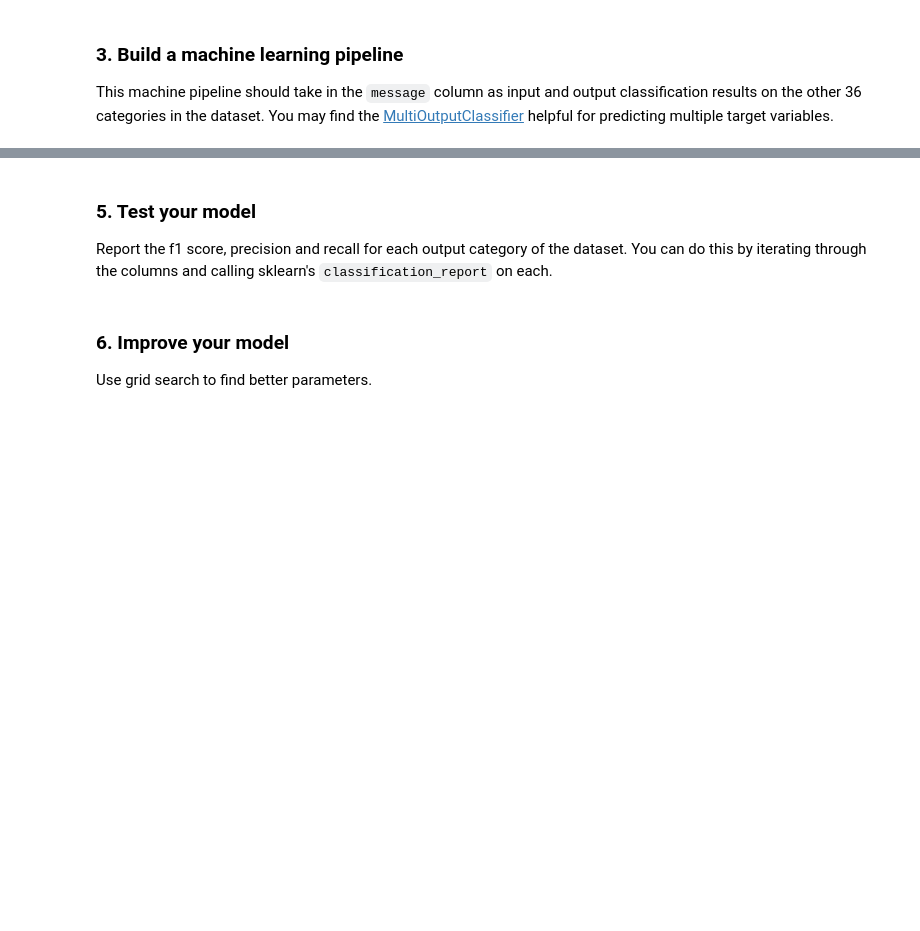
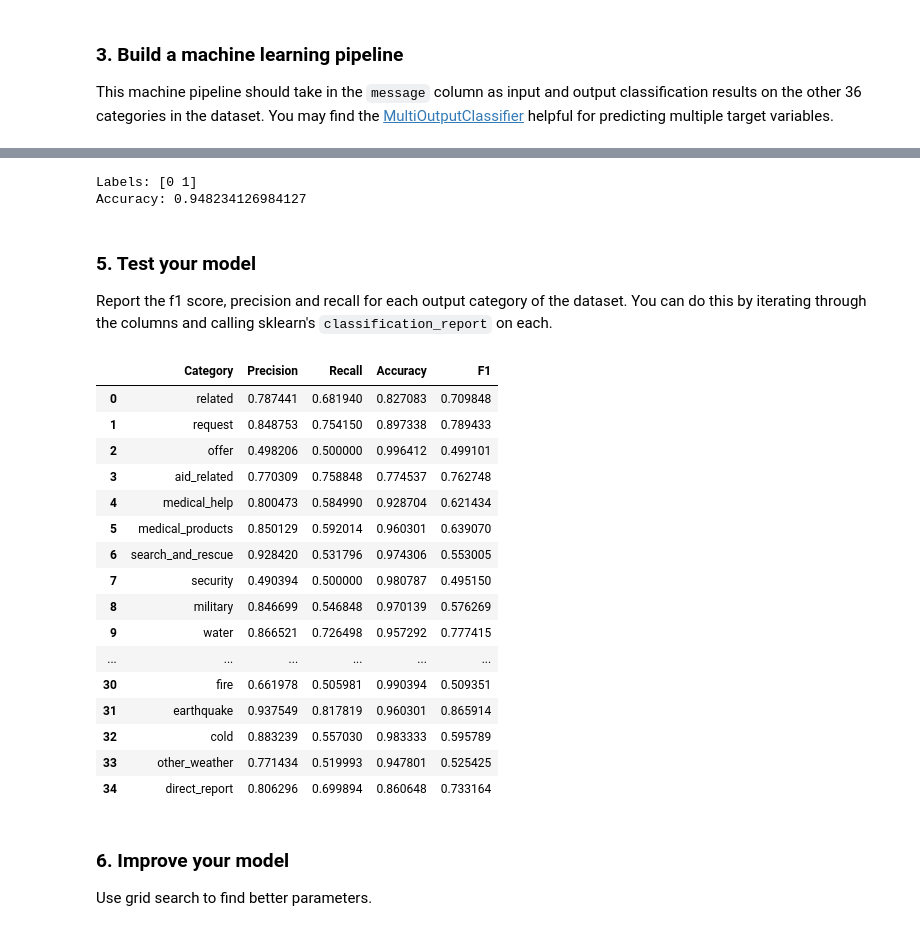
Before and after one commit to ditivaidya/Udacity-Project-II, a Jupyter notebook: ML Pipeline Preparation.ipynb, the cells around one changed output, grey strips where cells are left out. Cells and saved outputs as stored; diff of their text form; code cells hidden in the pictures; blank space fills up the shorter version.

Commit message:
ml pipeline

```diff
--- a/ML Pipeline Preparation.ipynb
+++ b/ML Pipeline Preparation.ipynb
@@ -55,0 +71,4 @@ pipeline =
+# %%
+pipeline.fit(X_train, y_train)
+# predict on test data
+y_pred = pipeline.predict(X_test)
@@ -56,6 +83,67 @@ pipeline =
+# %%
+labels = np.unique(y_pred)
+#confusion_mat = confusion_matrix(y_test, y_pred, labels=labels)
+accuracy = (y_pred == y_test).mean()
+
+print("Labels:", labels)
+#print("Confusion Matrix:\n", confusion_mat)
+print("Accuracy:", accuracy)
+# %% [output]
+Labels: [0 1]
+Accuracy: 0.948234126984127
 # %% [markdown]
 ### 5. Test your model
 Report the f1 score, precision and recall for each output category of the dataset. You can do this by iterating through the columns and calling sklearn's `classification_report` on each.
+# %%
+Precision = []
+Recall = []
+F1 = []
+Acc = []
+for i in range(y_test.shape[1]):
+    report = classification_report(y_test[:, i], y_pred[:, i], output_dict=True)
+
+    macro_precision = report['macro avg']['precision']
+    Precision.append(macro_precision)
+
+    macro_recall = report['macro avg']['recall']
+    Recall.append(macro_recall)
+
+    macro_f1_score = report['macro avg']['f1-score']
+    F1.append(macro_f1_score)
+
+    accuracy = report['accuracy']
+    Acc.append(accuracy)
+# %%
+cats = df_Y.columns.to_list()
+
+
+Evaluate_1 = pd.DataFrame(
+    {'Category': cats,
+     'Precision' : Precision,
+     'Recall' : Recall,
+     'Accuracy': Acc,
+     'F1': F1
+    })
+
+Evaluate_1
+# %% [output]
+|  | Category | Precision | Recall | Accuracy | F1 |
+| 0 | related | 0.787441 | 0.681940 | 0.827083 | 0.709848 |
+| 1 | request | 0.848753 | 0.754150 | 0.897338 | 0.789433 |
+| 2 | offer | 0.498206 | 0.500000 | 0.996412 | 0.499101 |
+| 3 | aid_related | 0.770309 | 0.758848 | 0.774537 | 0.762748 |
+| 4 | medical_help | 0.800473 | 0.584990 | 0.928704 | 0.621434 |
+| 5 | medical_products | 0.850129 | 0.592014 | 0.960301 | 0.639070 |
+| 6 | search_and_rescue | 0.928420 | 0.531796 | 0.974306 | 0.553005 |
+| 7 | security | 0.490394 | 0.500000 | 0.980787 | 0.495150 |
+| 8 | military | 0.846699 | 0.546848 | 0.970139 | 0.576269 |
+| 9 | water | 0.866521 | 0.726498 | 0.957292 | 0.777415 |
+| ... | ... | ... | ... | ... | ... |
+| 30 | fire | 0.661978 | 0.505981 | 0.990394 | 0.509351 |
+| 31 | earthquake | 0.937549 | 0.817819 | 0.960301 | 0.865914 |
+| 32 | cold | 0.883239 | 0.557030 | 0.983333 | 0.595789 |
+| 33 | other_weather | 0.771434 | 0.519993 | 0.947801 | 0.525425 |
+| 34 | direct_report | 0.806296 | 0.699894 | 0.860648 | 0.733164 |
 # %% [markdown]
 ### 6. Improve your model
 Use grid search to find better parameters.
```
Also changed, not shown: parts of 23 cells of this notebook, 5 other files.
